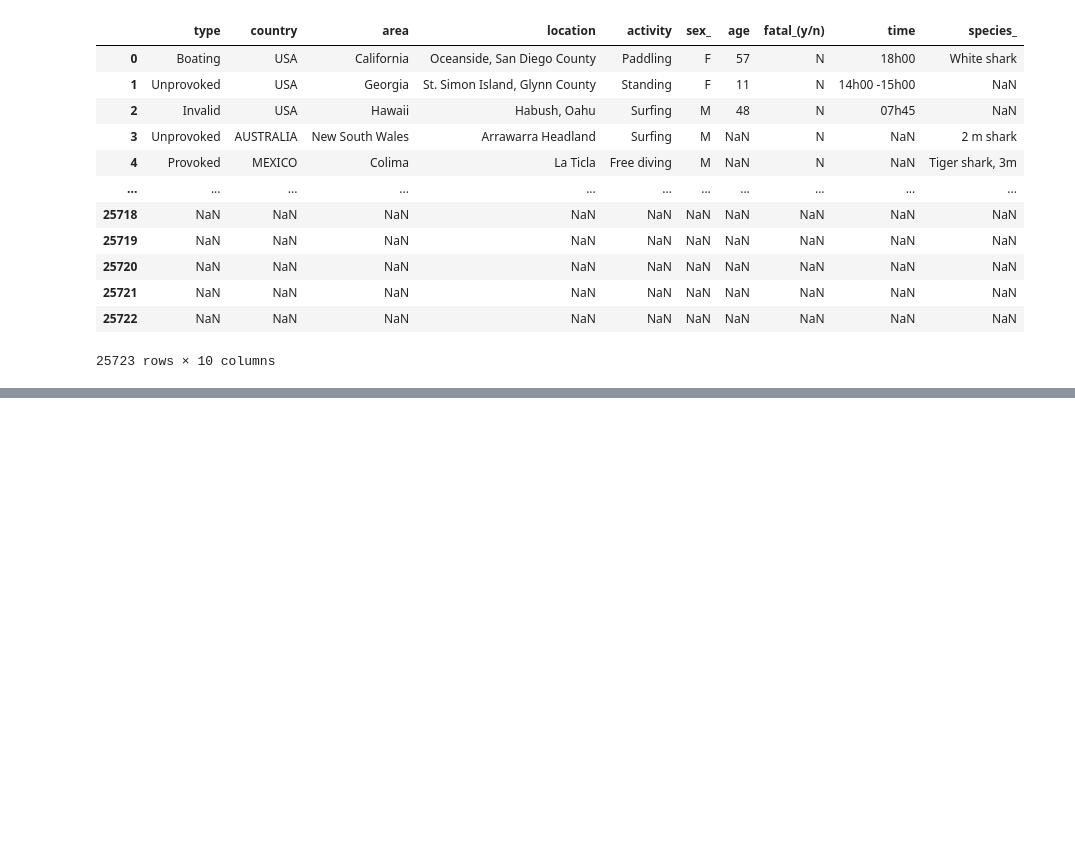
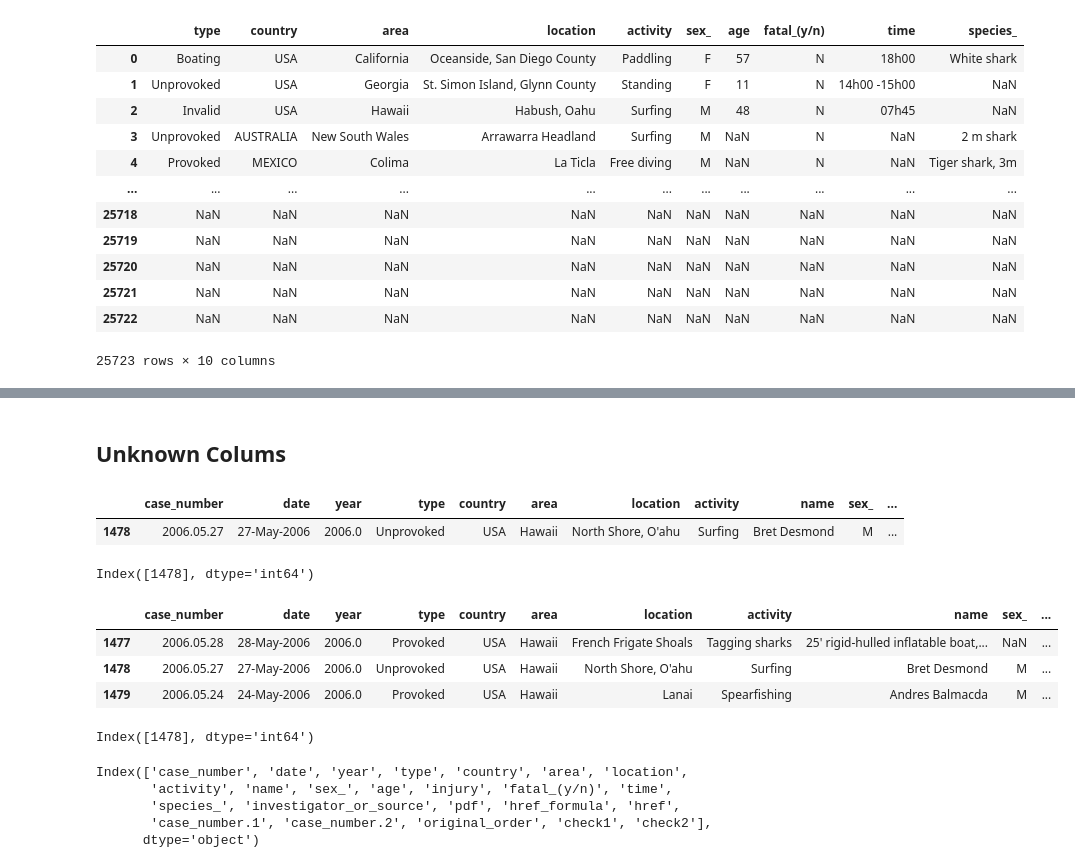
Before and after one commit to cristianecarneiro/data-cleaning-pandas, a Jupyter notebook: 1_src/clean.ipynb, the cells around one changed output, grey strips where cells are left out. Cells and saved outputs as stored; diff of their text form; code cells hidden in the pictures; blank space fills up the shorter version.

```diff
--- a/1_src/clean.ipynb
+++ b/1_src/clean.ipynb
@@ -194,0 +296,2 @@ data[columns_focus]
+# %% [markdown]
+## Unknown Colums
@@ -194,0 +300,41 @@ data[columns_focus]
+# %%
+# I will zoom into column check1, where we have the unique value
+# If it were a note, it coud be refering to the original_order column.
+
+data[data.check1=='stopped here']
+# %% [output]
+|  | case_number | date | year | type | country | area | location | activity | name | sex_ | ... |
+| 1478 | 2006.05.27 | 27-May-2006 | 2006.0 | Unprovoked | USA | Hawaii | North Shore, O'ahu | Surfing | Bret Desmond | M | ... |
+# %%
+#this is the value index
+
+check1_value_index = data[data.check1=='stopped here'].index
+check1_value_index
+# %% [output]
+Index([1478], dtype='int64')
+# %%
+#let me look around it
+#it says 'stopped here', can I identify anything that has stopped?
+#for now, does not seem to be relevant, so I will ignore for now
+
+data[1477:1480]
+# %% [output]
+|  | case_number | date | year | type | country | area | location | activity | name | sex_ | ... |
+| 1477 | 2006.05.28 | 28-May-2006 | 2006.0 | Provoked | USA | Hawaii | French Frigate Shoals | Tagging sharks | 25' rigid-hulled inflatable boat,... | NaN | ... |
+| 1478 | 2006.05.27 | 27-May-2006 | 2006.0 | Unprovoked | USA | Hawaii | North Shore, O'ahu | Surfing | Bret Desmond | M | ... |
+| 1479 | 2006.05.24 | 24-May-2006 | 2006.0 | Provoked | USA | Hawaii | Lanai | Spearfishing | Andres Balmacda | M | ... |
+# %%
+#this is the value index
+
+check1_value_index = data[data.check1=='stopped here'].index
+check1_value_index
+# %% [output]
+Index([1478], dtype='int64')
+# %%
+data.columns
+# %% [output]
+Index(['case_number', 'date', 'year', 'type', 'country', 'area', 'location',
+       'activity', 'name', 'sex_', 'age', 'injury', 'fatal_(y/n)', 'time',
+       'species_', 'investigator_or_source', 'pdf', 'href_formula', 'href',
+       'case_number.1', 'case_number.2', 'original_order', 'check1', 'check2'],
+      dtype='object')
```
Also changed, not shown: parts of 55 cells of this notebook.
